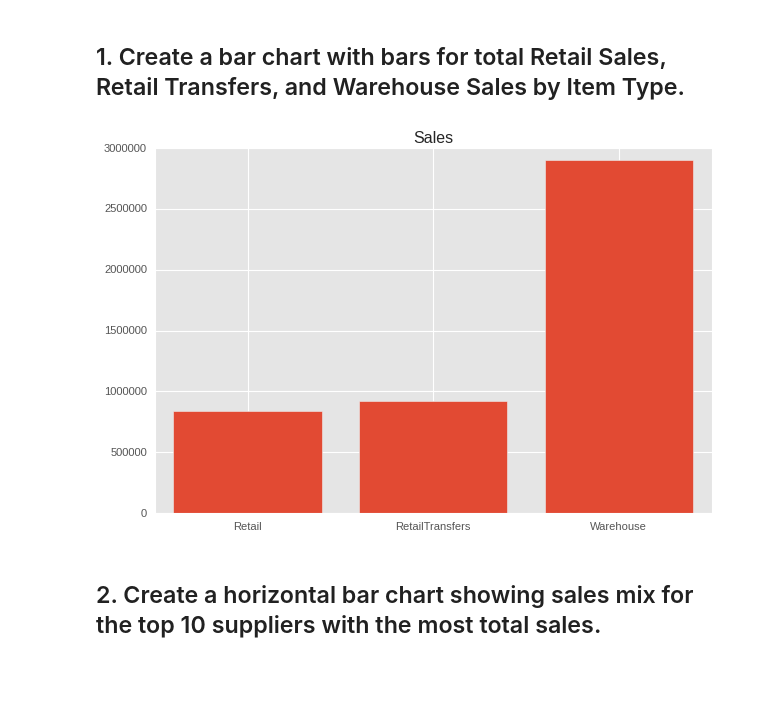
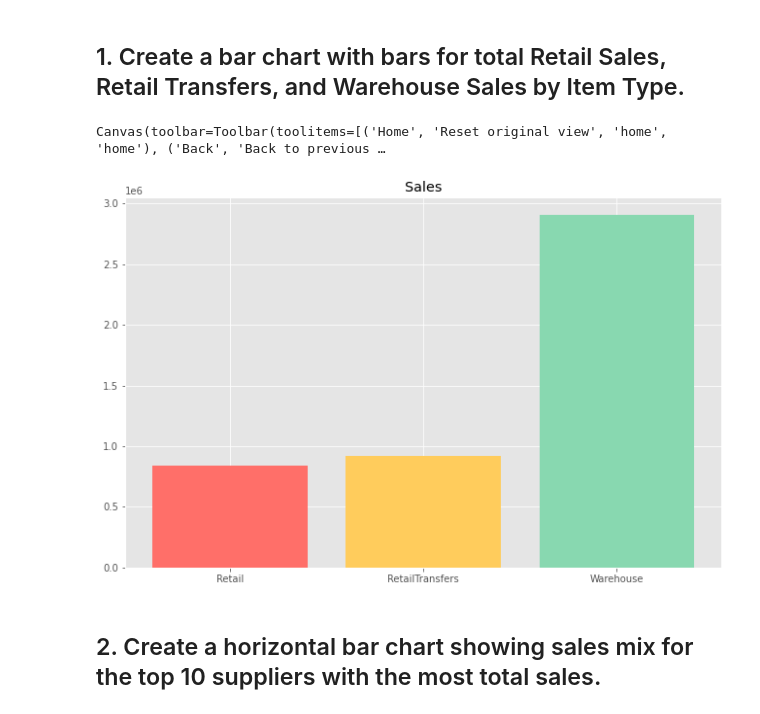
Before and after one commit to ta-data-mexpt/lab-plotting-multiple-data-series, a Jupyter notebook: your-code/main.ipynb, the cells around one changed output. Saved outputs shown, nothing was run; the diff lists cells and outputs as text; code cells hidden in the pictures; blank space fills up the shorter version.

```diff
--- a/your-code/main.ipynb
+++ b/your-code/main.ipynb
@@ -24,12 +28,16 @@ data.head()
 # %% [markdown]
 ## 1. Create a bar chart with bars for total Retail Sales, Retail Transfers, and Warehouse Sales by Item Type.
 # %%
-plt.style.use("ggplot")
-plt.bar([1,2,3],[data["RetailSales"].sum(),data["RetailTransfers"].sum(),data["WarehouseSales"].sum()])
+plt.style.use("fast")
+phi=k.golden_ratio
+plt.figure(figsize=(phi*7,7))
+plt.bar([1,2,3],[data["RetailSales"].sum(),data["RetailTransfers"].sum(),data["WarehouseSales"].sum()],color=["#ff6f69","#ffcc5c","#88d8b0"])
 plt.title("Sales")
-plt.xticks([1,2,3],["Retail","RetailTransfers","Warehouse"]);
+plt.xticks([1,2,3],["Retail","RetailTransfers","Warehouse"])
+plt.show();
 # %% [output]
+Canvas(toolbar=Toolbar(toolitems=[('Home', 'Reset original view', 'home', 'home'), ('Back', 'Back to previous …
-[figure, old version]
+[figure, new version]
 # %% [markdown]
 ## 2. Create a horizontal bar chart showing sales mix for the top 10 suppliers with the most total sales.
 # %%
```
Also changed, not shown: parts of 8 cells of this notebook.
